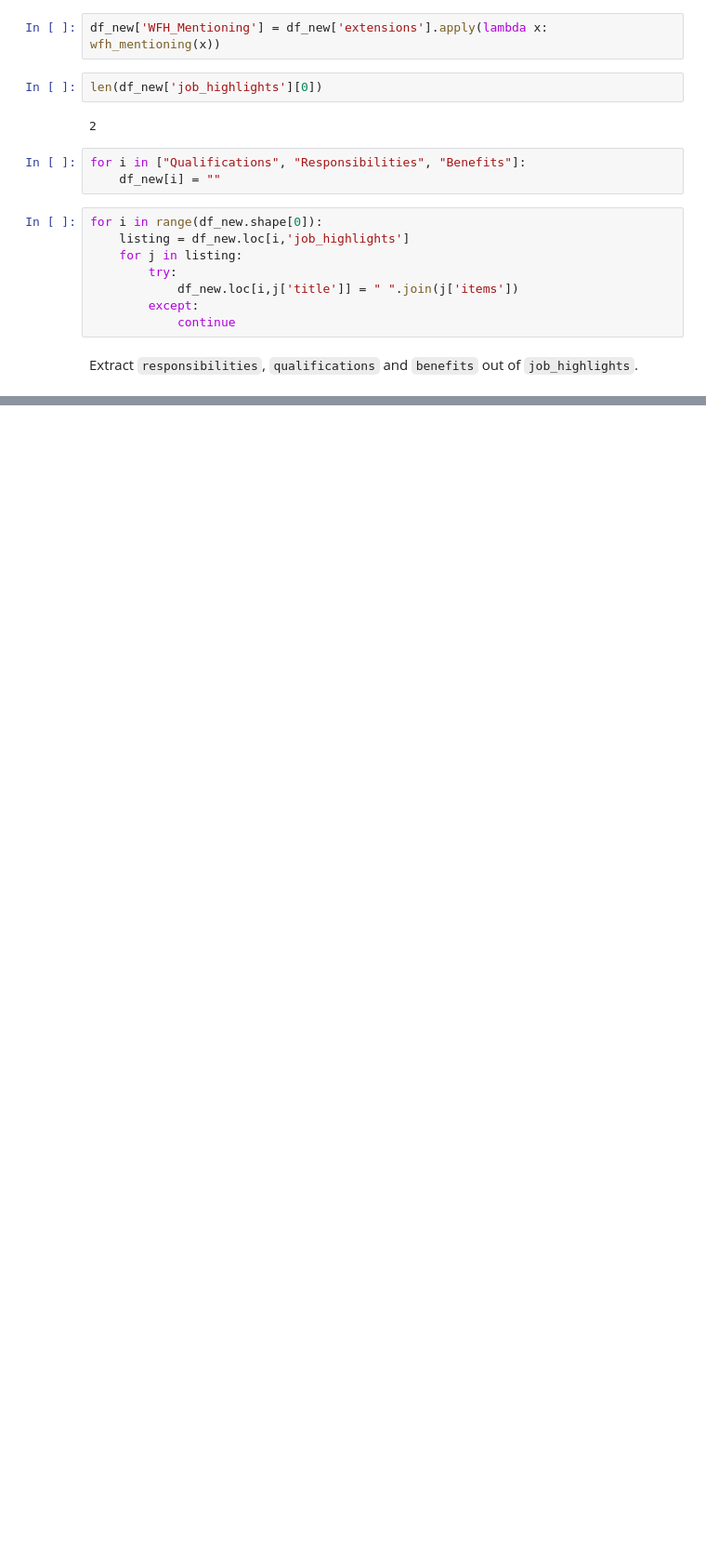
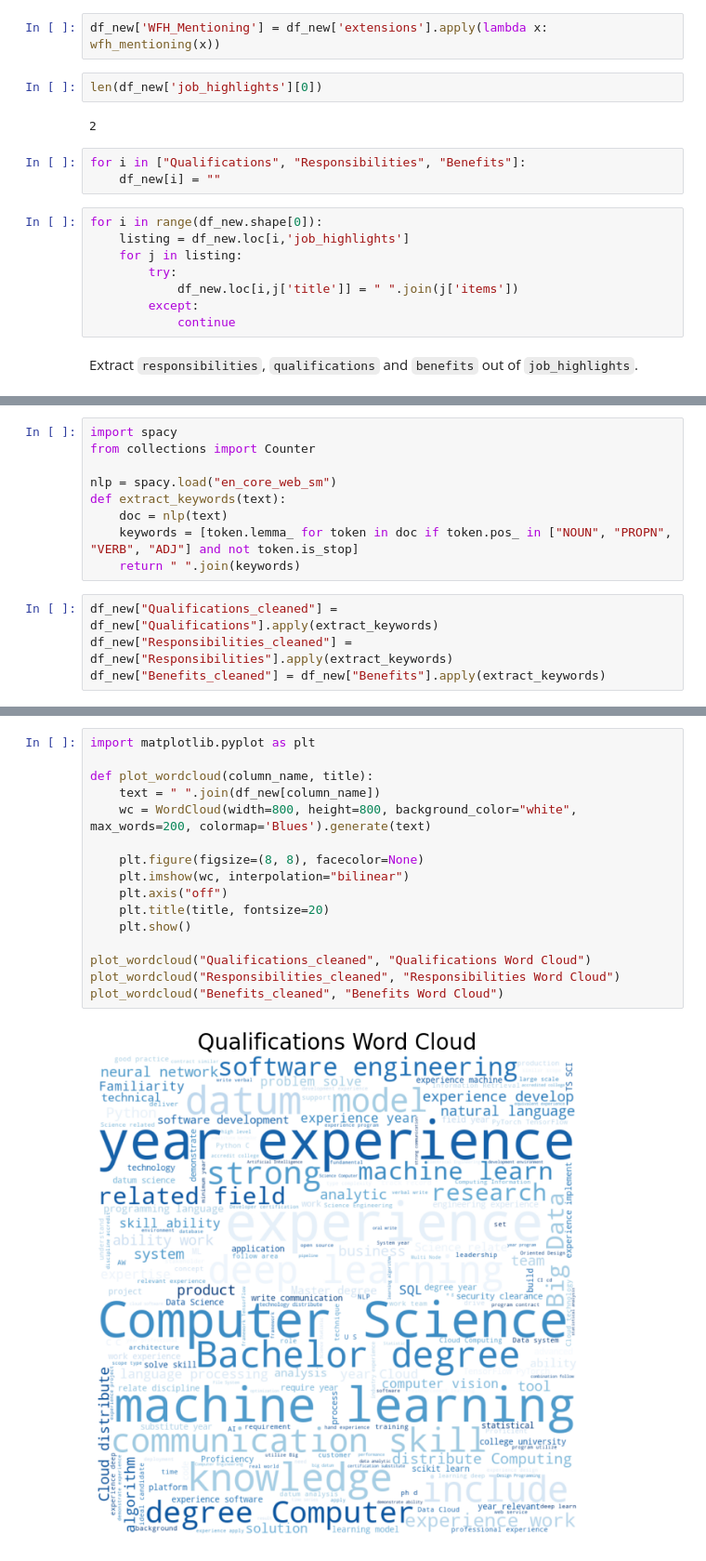
Before and after one commit to xinran1216/mini_data_viz_project, a Jupyter notebook: workflow.ipynb, the cells around one changed output, grey strips where cells are left out. Shown at 93% size. Saved outputs shown, nothing was run; the diff lists cells and outputs as text; blank space fills up the shorter version.

Commit message:
Add the second plot

```diff
--- a/workflow.ipynb
+++ b/workflow.ipynb
@@ -176,0 +172,13 @@ nlp = spacy.load("en_core_web_sm")
+# %%
+import spacy
+from collections import Counter
+
+nlp = spacy.load("en_core_web_sm")
+def extract_keywords(text):
+    doc = nlp(text)
+    keywords = [token.lemma_ for token in doc if token.pos_ in ["NOUN", "PROPN", "VERB", "ADJ"] and not token.is_stop]
+    return " ".join(keywords)
+# %%
+df_new["Qualifications_cleaned"] = df_new["Qualifications"].apply(extract_keywords)
+df_new["Responsibilities_cleaned"] = df_new["Responsibilities"].apply(extract_keywords)
+df_new["Benefits_cleaned"] = df_new["Benefits"].apply(extract_keywords)
@@ -176,0 +188,18 @@ nlp = spacy.load("en_core_web_sm")
+# %%
+import matplotlib.pyplot as plt
+
+def plot_wordcloud(column_name, title):
+    text = " ".join(df_new[column_name])
+    wc = WordCloud(width=800, height=800, background_color="white", max_words=200, colormap='Blues').generate(text)
+
+    plt.figure(figsize=(8, 8), facecolor=None)
+    plt.imshow(wc, interpolation="bilinear")
+    plt.axis("off")
+    plt.title(title, fontsize=20)
+    plt.show()
+
+plot_wordcloud("Qualifications_cleaned", "Qualifications Word Cloud")
+plot_wordcloud("Responsibilities_cleaned", "Responsibilities Word Cloud")
+plot_wordcloud("Benefits_cleaned", "Benefits Word Cloud")
+# %% [output]
+[figure, added]
```
Also changed, not shown: parts of 7 cells of this notebook.
